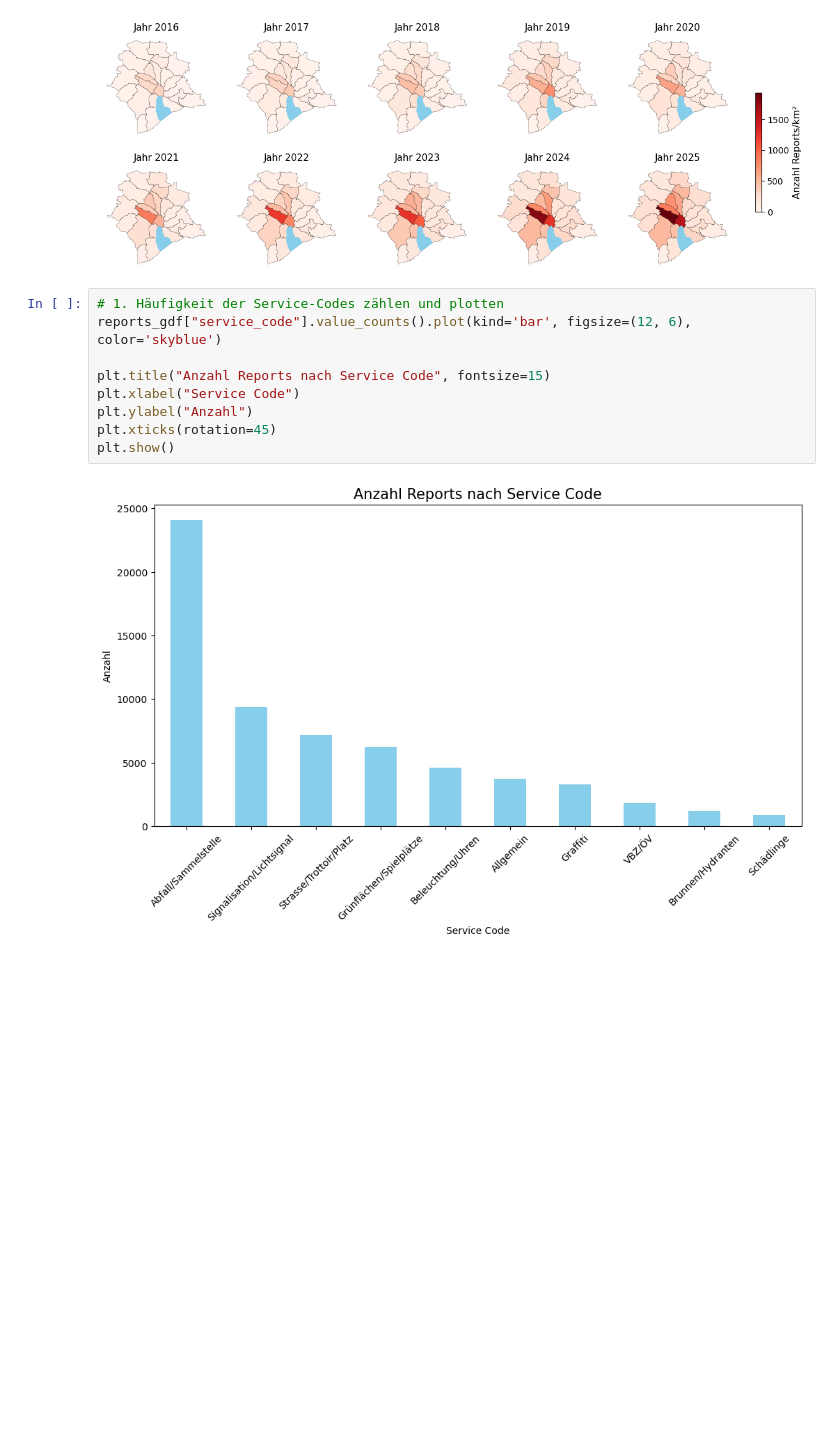
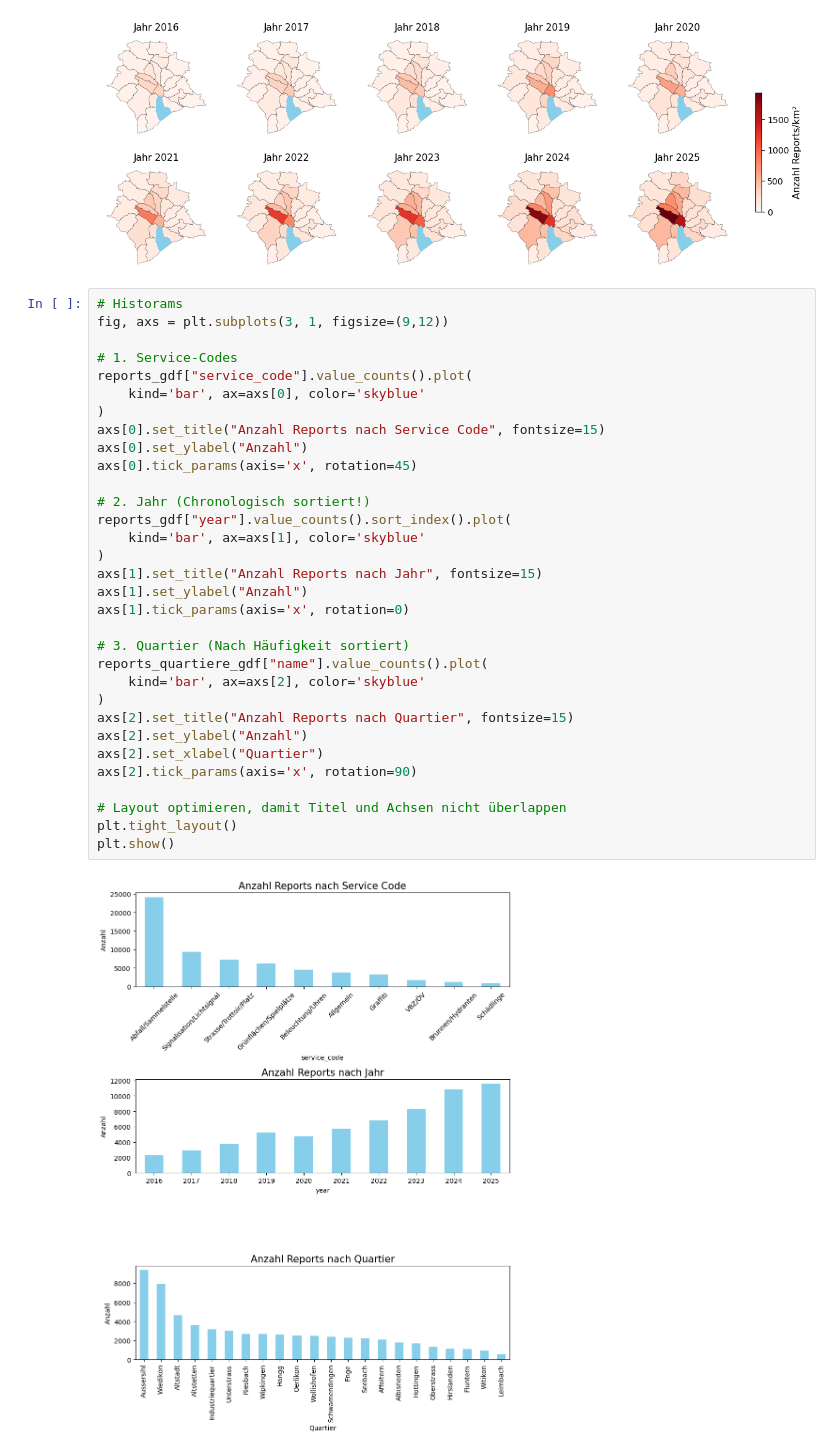
Before and after one commit to fabianott/sds210_project, a Jupyter notebook: notebooks/spatial_analysis.ipynb, the cells around one changed output. Saved outputs shown, nothing was run; the diff lists cells and outputs as text; blank space fills up the shorter version.

Commit message:
historams

```diff
--- a/notebooks/spatial_analysis.ipynb
+++ b/notebooks/spatial_analysis.ipynb
@@ -150,13 +150,36 @@ plt.show()
 # %% [output]
 [figure]
 # %%
-# 1. Häufigkeit der Service-Codes zählen und plotten
-reports_gdf["service_code"].value_counts().plot(kind='bar', figsize=(12, 6), color='skyblue')
+# Historams
+fig, axs = plt.subplots(3, 1, figsize=(9,12))
 
-plt.title("Anzahl Reports nach Service Code", fontsize=15)
-plt.xlabel("Service Code")
-plt.ylabel("Anzahl")
-plt.xticks(rotation=45)
+# 1. Service-Codes
+reports_gdf["service_code"].value_counts().plot(
+    kind='bar', ax=axs[0], color='skyblue'
+)
+axs[0].set_title("Anzahl Reports nach Service Code", fontsize=15)
+axs[0].set_ylabel("Anzahl")
+axs[0].tick_params(axis='x', rotation=45)
+
+# 2. Jahr (Chronologisch sortiert!)
+reports_gdf["year"].value_counts().sort_index().plot(
+    kind='bar', ax=axs[1], color='skyblue'
+)
+axs[1].set_title("Anzahl Reports nach Jahr", fontsize=15)
+axs[1].set_ylabel("Anzahl")
+axs[1].tick_params(axis='x', rotation=0)
+
+# 3. Quartier (Nach Häufigkeit sortiert)
+reports_quartiere_gdf["name"].value_counts().plot(
+    kind='bar', ax=axs[2], color='skyblue'
+)
+axs[2].set_title("Anzahl Reports nach Quartier", fontsize=15)
+axs[2].set_ylabel("Anzahl")
+axs[2].set_xlabel("Quartier")
+axs[2].tick_params(axis='x', rotation=90)
+
+# Layout optimieren, damit Titel und Achsen nicht überlappen
+plt.tight_layout()
 plt.show()
 # %% [output]
-[figure, old version]
+[figure, new version]
```
Also changed, not shown: parts of 1 cell of this notebook.
